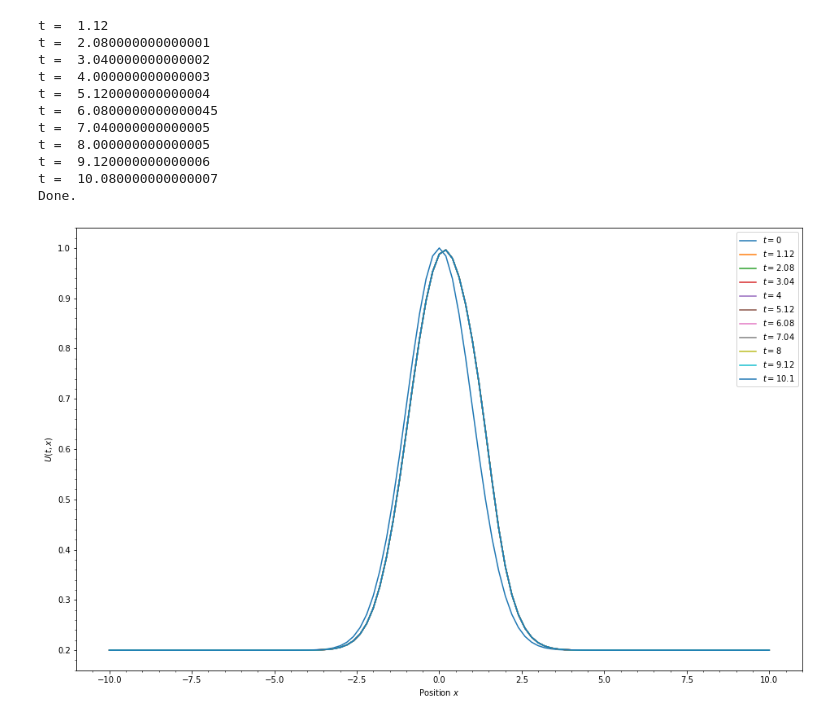
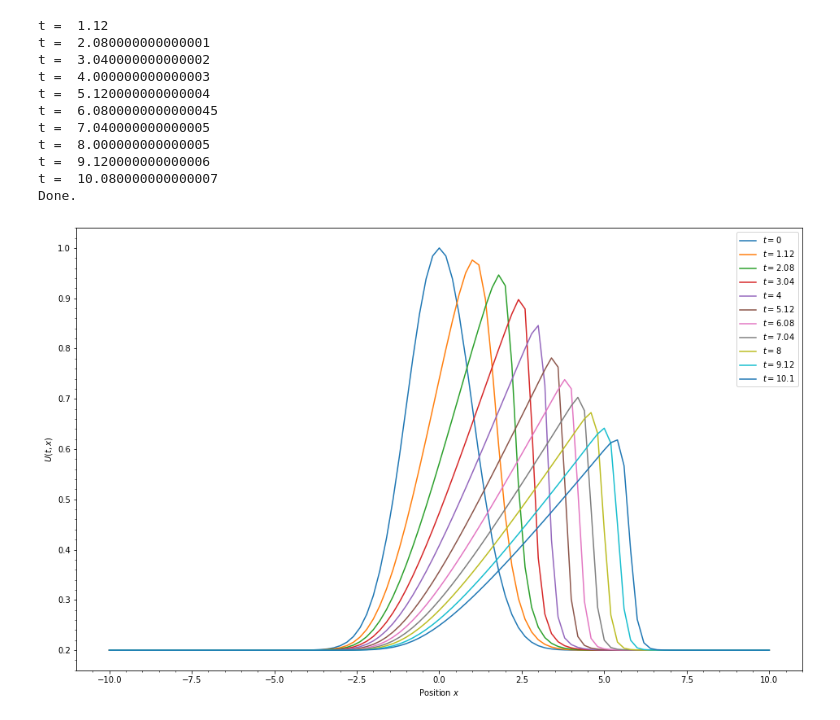
Before and after one commit to asmohov/computational-physics-class-404-604-Spring-2022, a Jupyter notebook: homework_7_aleksey_mohov.ipynb, the cells around one changed output. Saved outputs shown, nothing was run; the diff lists cells and outputs as text; code cells hidden in the pictures.

```diff
--- a/homework_7_aleksey_mohov.ipynb
+++ b/homework_7_aleksey_mohov.ipynb
@@ -1,4 +1,5 @@
 # %%
+#1.
 #Taken from Lecture 10
 
 # Burger's equation:
@@ -53,6 +54,7 @@ def burgers_grid_variation(resolution):
         # Backup the previous time step.
         Uold = np.copy(U)
 
+        vel = Uold
         #Change iteration, since velocity is now position dependent
         # Find the state at the next time step.
         for ix in range(1,Nx-1):
@@ -65,8 +67,7 @@ def burgers_grid_variation(resolution):
                 Ux = (Uold[ix+1]-Uold[ix])/dx
                 U[ix]=Uold[ix]- vel[ix]*dt*Ux# Task: implement upwind method here.
 
-            vel[ix] = (U[ix]-Uold[ix])/dt
-           # print(vel[ix])
+
 
         t += dt
 
@@ -77,31 +78,31 @@ def burgers_grid_variation(resolution):
             Up = np.vstack((Up, U))
             print("t = ", t)
             tout += dtout
 
     ax.legend()
 
     # Create 3D-view of the solution.
     t, x = np.meshgrid(tp, x)
     fig3D = plt.figure(figsize=(16,10))
     ax3D = Axes3D(fig3D)
     ax3D.plot_wireframe(t, x, Up.transpose(), color="red")
     ax3D.set_xlabel("Time $t$")
     ax3D.set_ylabel("Position $x$")
     ax3D.set_zlabel(r"$U(t,x)$")
 
 burgers_grid_variation(101)
 print("Done.")
 plt.show()
 # %% [output]
 t =  1.12
 t =  2.080000000000001
 t =  3.040000000000002
 t =  4.000000000000003
 t =  5.120000000000004
 t =  6.0800000000000045
 t =  7.040000000000005
 t =  8.000000000000005
 t =  9.120000000000006
 t =  10.080000000000007
 Done.
-[figure, old version]
+[figure, new version]
```
Also changed, not shown: parts of 3 cells of this notebook.
